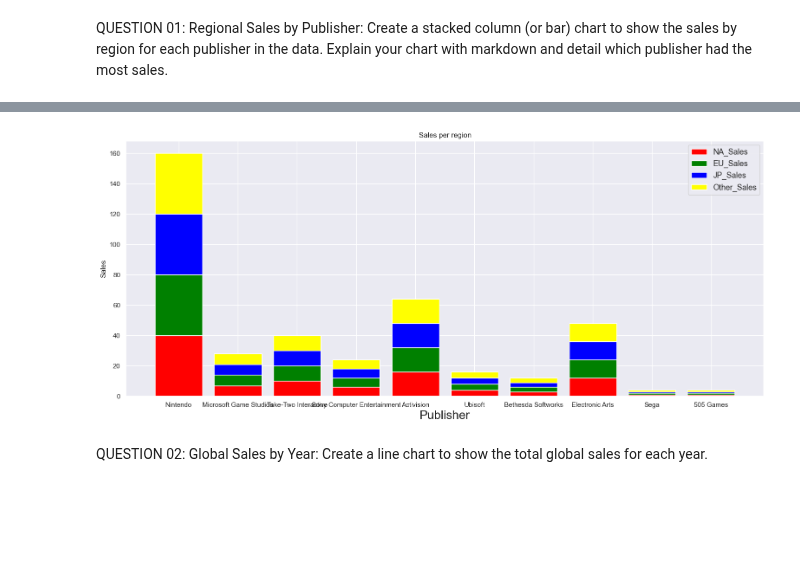
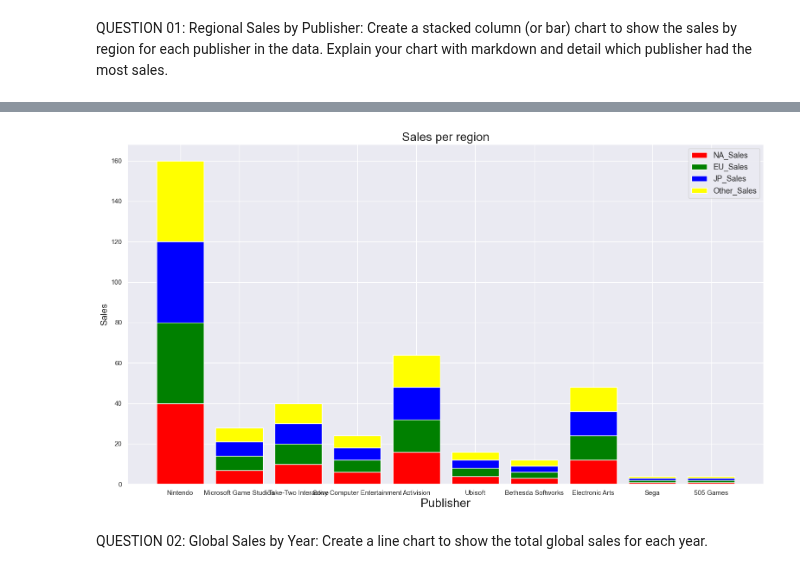
Before and after one commit to 3Grey6Jedi9/Data-Analysis-Project-06, a Jupyter notebook: Video Game Sales.ipynb, the cells around one changed output, grey strips where cells are left out. Saved outputs shown, nothing was run; the diff lists cells and outputs as text; code cells hidden in the pictures; blank space fills up the shorter version.

```diff
--- a/Video Game Sales.ipynb
+++ b/Video Game Sales.ipynb
@@ -30,37 +30,37 @@ Other_Sales = []
 for p in Publishers:
     ps = video_game[video_game['Publisher'] == p]
     NA_Sales.append(len(ps['NA_Sales']))
     EU_Sales.append(len(ps['NA_Sales']))
     JP_Sales.append(len(ps['NA_Sales']))
     Other_Sales.append(len(ps['NA_Sales']))
 labels = []
 for p in Publishers:
     labels.append(p)
 
 NA_Sales = np.array(NA_Sales)
 EU_Sales = np.array(EU_Sales)
 JP_Sales = np.array(JP_Sales)
 Other_Sales = np.array(Other_Sales)
 labels = np.array(labels)
 
-fig = plt.figure(figsize=(15,6))
+fig = plt.figure(figsize=(15,8))
 
 plt.bar(labels, NA_Sales, color='red')
 plt.bar(labels, EU_Sales, bottom=NA_Sales, color='green')
 plt.bar(labels, JP_Sales, bottom=NA_Sales+EU_Sales, color='blue')
 plt.bar(labels, Other_Sales, bottom=NA_Sales+EU_Sales+JP_Sales, color='yellow')
 
 
 
 plt.xlabel('Publisher', loc='center', fontsize=20)
-plt.ylabel('Sales')
+plt.ylabel('Sales', fontsize=15)
 plt.legend(['NA_Sales', 'EU_Sales', 'JP_Sales', 'Other_Sales'], fontsize=13)
-plt.title("Sales per region")
+plt.title("Sales per region", fontsize=20)
 
 
 plt.show()
 # %% [output]
-[figure, old version]
+[figure, new version]
 # %% [markdown]
 QUESTION 02: Global Sales by Year: Create a line chart to show the total global sales for each year.
 # %% [markdown]
```
